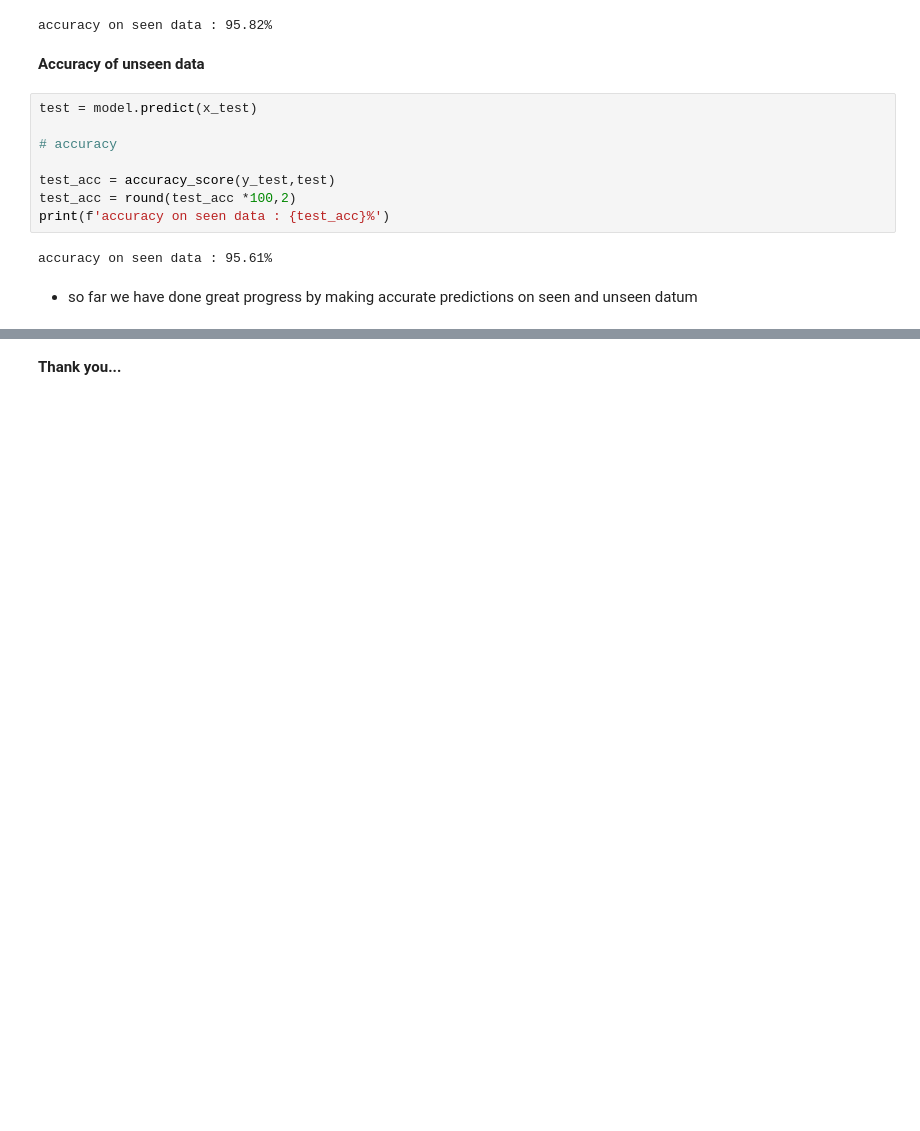
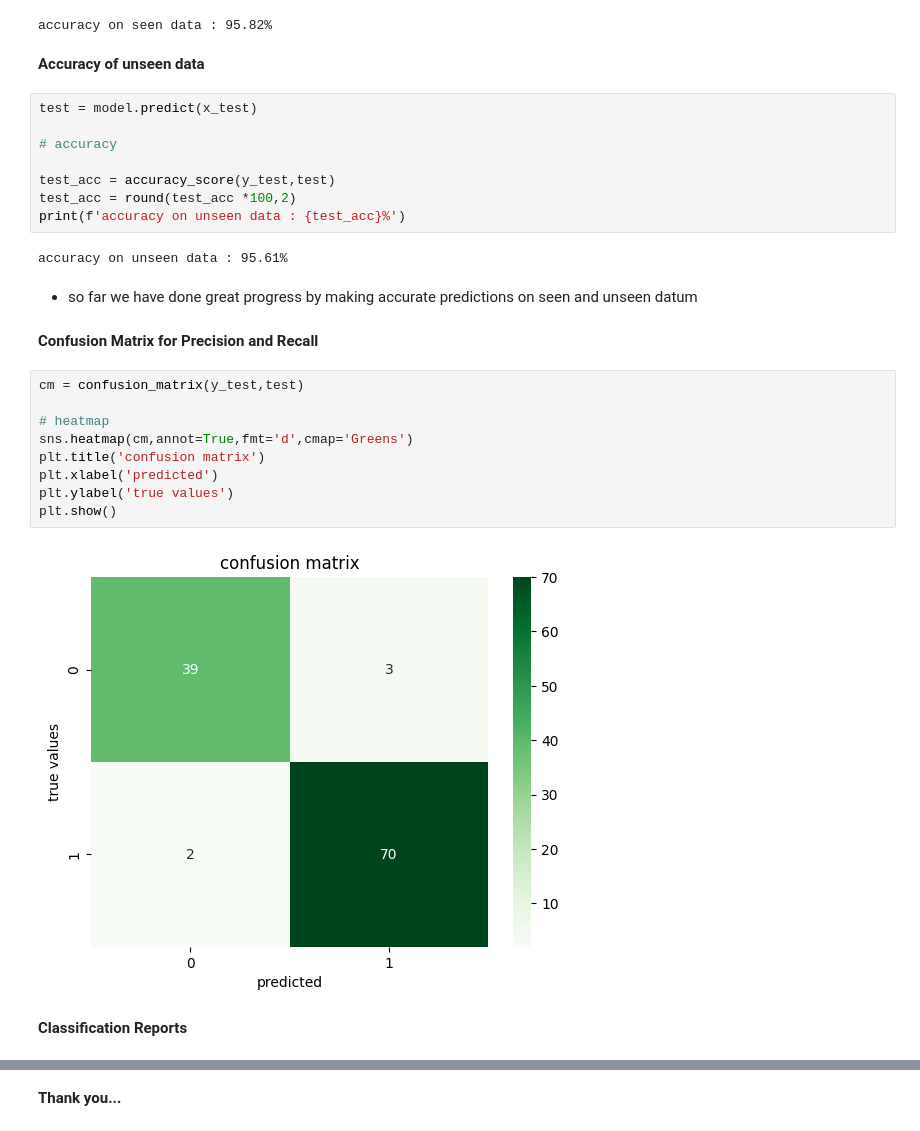
Before and after one commit to Dharma-Ranganathan/AllAboutPython, a Jupyter notebook: ML_Projects_Codes/BreastCancerClassification.ipynb, the cells around one changed output, grey strips where cells are left out. Cells and saved outputs as stored; diff of their text form; blank space fills up the shorter version.

```diff
--- a/ML_Projects_Codes/BreastCancerClassification.ipynb
+++ b/ML_Projects_Codes/BreastCancerClassification.ipynb
@@ -363,8 +363,23 @@ test = model.predict(x_test)
 
 test_acc = accuracy_score(y_test,test)
 test_acc = round(test_acc *100,2)
-print(f'accuracy on seen data : {test_acc}%')
+print(f'accuracy on unseen data : {test_acc}%')
 # %% [output]
-accuracy on seen data : 95.61%
+accuracy on unseen data : 95.61%
 # %% [markdown]
 * so far we have done great progress by making accurate predictions on seen and unseen datum
+# %% [markdown]
+**Confusion Matrix for Precision and Recall**
+# %%
+cm = confusion_matrix(y_test,test)
+
+# heatmap
+sns.heatmap(cm,annot=True,fmt='d',cmap='Greens')
+plt.title('confusion matrix')
+plt.xlabel('predicted')
+plt.ylabel('true values')
+plt.show()
+# %% [output]
+[figure, added]
+# %% [markdown]
+**Classification Reports**
```
Also changed, not shown: parts of 1 cell of this notebook.
